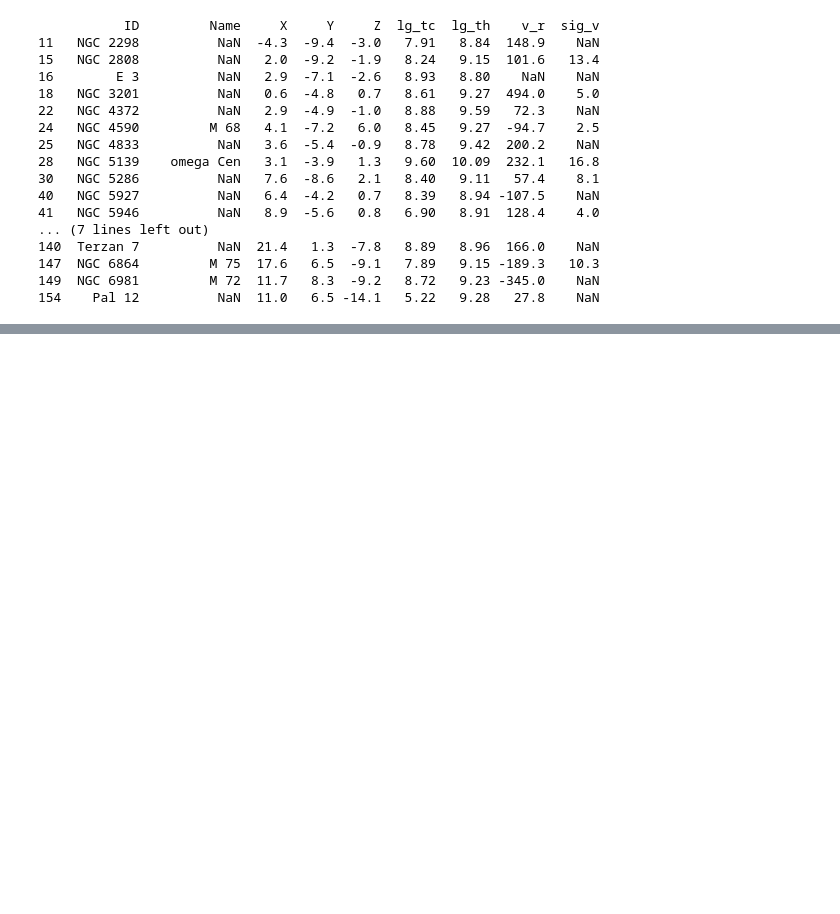
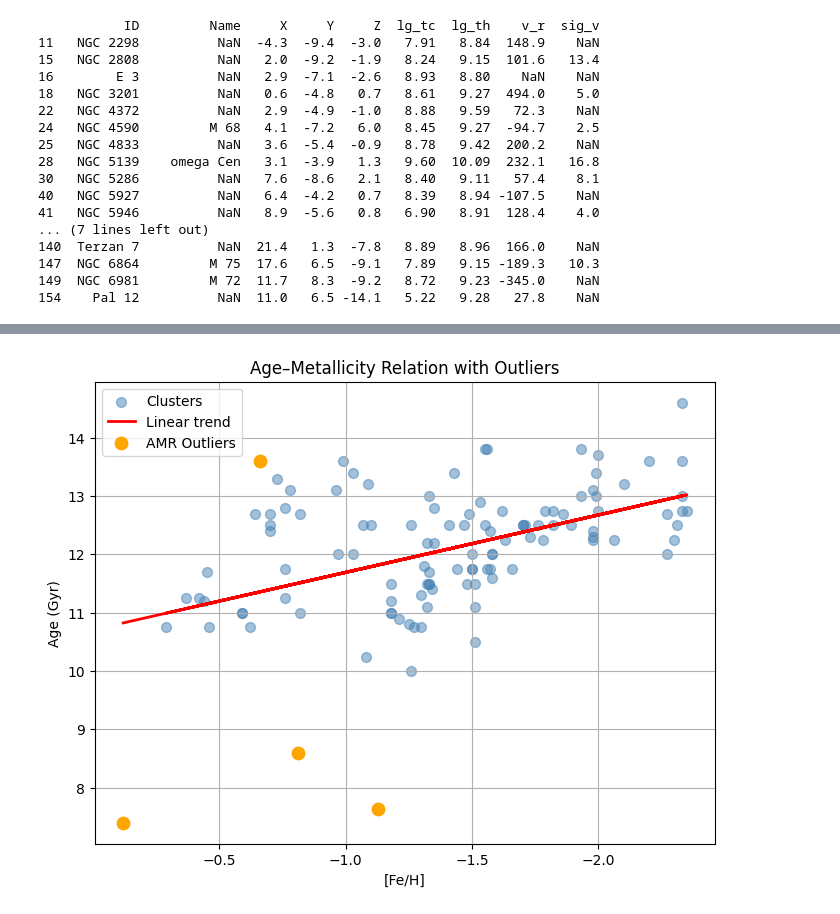
Before and after one commit to ashhad3353/phys3116_I_don-t_know, a Jupyter notebook: src/exterior_cluster.ipynb, the cells around one changed output, grey strips where cells are left out. Cells and saved outputs as stored; diff of their text form; code cells hidden in the pictures; blank space fills up the shorter version.

Commit message:
a few more plots, before I begine my analysis itself

```diff
--- a/src/exterior_cluster.ipynb
+++ b/src/exterior_cluster.ipynb
@@ -85,0 +154,49 @@ print(least_dense_clusters[['ID','Name','X','Y','Z','lg_tc','lg_th','v_r','sig_v
+# %%
+df = merged_all_clean.dropna(subset=['Age_combined', 'FeH_combined'])
+
+# Prepare data
+X = df['FeH_combined'].values.reshape(-1,1)  # predictor
+y = df['Age_combined'].values  # target
+
+# Fit linear model
+model = LinearRegression()
+model.fit(X, y)
+y_pred = model.predict(X)
+
+
+#So we already have the least dense clusters from before
+#Now we can see if any of those are outliers in the age-metallicity relation
+#Since we used NGC_ID as the key for merging, we will have to put NGC_ID in least_dense_clusters
+# We can do this by merging least_dense_clusters with merged_all_clean on 'ID' and 'NGC_ID'
+#then i plotted the age-metallicity relation with outliers highlighted, and highlighted the least dense clusters among those outliers,
+
+plt.figure(figsize=(8,6))
+
+# All clusters
+plt.scatter(df['FeH_combined'], df['Age_combined'], c='steelblue', s=50, alpha=0.5, label='Clusters')
+
+# Linear trend
+plt.plot(df['FeH_combined'], y_pred, color='red', lw=2, label='Linear trend')
+
+# Age–Metallicity outliers
+plt.scatter(outliers['FeH_combined'], outliers['Age_combined'], c='orange', s=80, label='AMR Outliers')
+
+# Least dense + AMR outliers (highlight in green, for example)
+if not least_dense_outliers.empty:
+    plt.scatter(
+        least_dense_outliers['FeH_combined'],
+        least_dense_outliers['Age_combined'],
+        c='green',
+        s=100,
+        label='Least Dense AMR Outliers'
+    )
+
+plt.xlabel('[Fe/H]')
+plt.ylabel('Age (Gyr)')
+plt.title('Age–Metallicity Relation with Outliers')
+plt.gca().invert_xaxis()
+plt.legend()
+plt.grid(True)
+plt.show()
+# %% [output]
+[figure, added]
```
Also changed, not shown: parts of 7 cells of this notebook.
